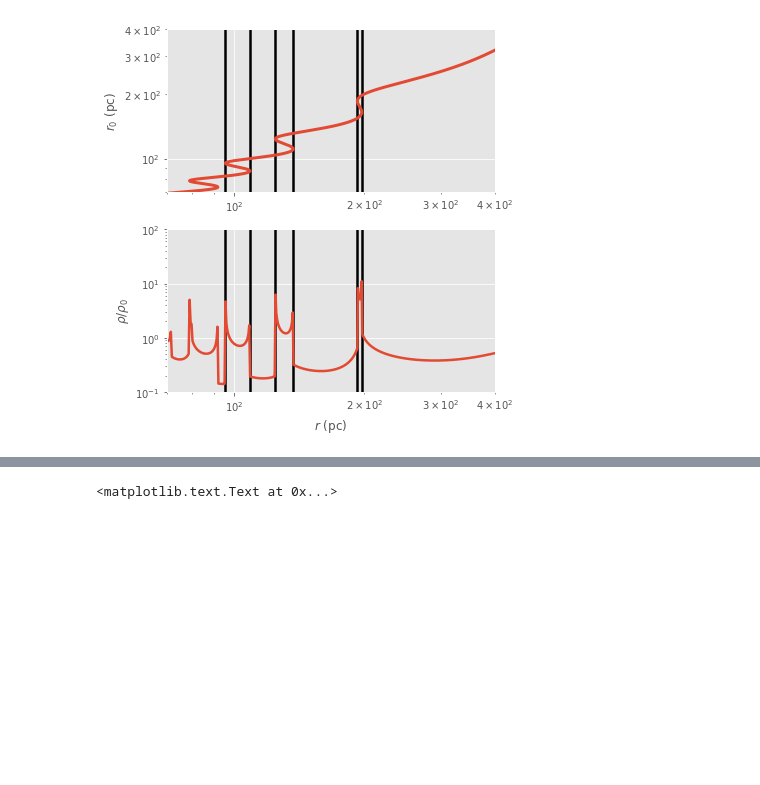
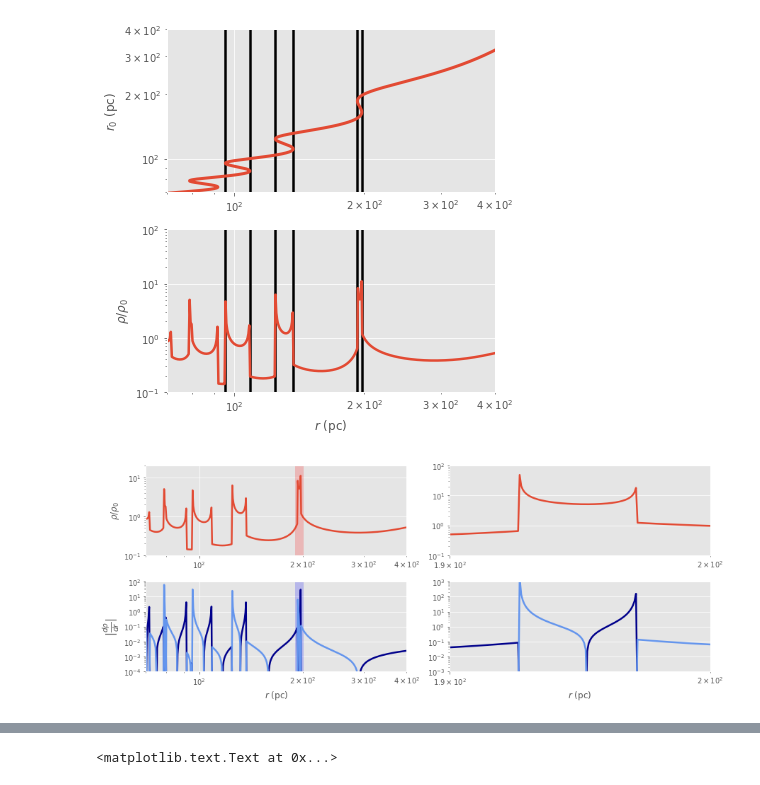
Before and after one commit to zpenoyre/Caustics, a Jupyter notebook: analyticPlots.ipynb, the cells around one changed output, grey strips where cells are left out. Drawn from its saved outputs; the diff is of its cells as text; code cells hidden in the pictures; blank space fills up the shorter version.

```diff
--- a/analyticPlots.ipynb
+++ b/analyticPlots.ipynb
@@ -91,57 +88,64 @@ plt.savefig('plots/r0_rho_r.pdf')
 [figure]
 # %%
 #zooming plot
-fig = plt.figure(figsize=(6,6))
+fig = plt.figure(figsize=(12.5,5))
 zoom=mpl.gridspec.GridSpec(2,2)
 
 rhoR = plt.subplot(zoom[0,0])
 #rhoR.vlines(turnRads,0.01,1000)
 rhoR.loglog(aR,aDens)
 rhoR.set_xlim([rMin,rMax])
-rhoR.set_ylim([0.1,100])
+rhoR.set_ylim([0.1,20])
 rhoR.axvspan(190, 200, alpha=0.2, color='red')
+rhoR.set_ylabel(r'$\rho/\rho_0$')
 
-cRhoR = plt.subplot(zoom[1,0])
+cRhoR = plt.subplot(zoom[0,1])
 cRhoR.loglog(cR,cDens)
 cRhoR.set_xlim([190,200])
-cRhoR.set_ylim([0.1,1e3])
+cRhoR.set_ylim([0.1,1e2])
 cRhoR.set_xticks([190])
-cRhoR.axvspan(192.6, 192.7, alpha=0.2, color='red')
-cRhoR.set_ylabel(r'$\rho/\rho_0$')
 
-gradR = plt.subplot(zoom[0,1])
+gradR = plt.subplot(zoom[1,0])
 pos=np.argwhere(aGrad>0)
 neg=np.argwhere(aGrad<0)
 pGrad=np.array(aGrad)
 pGrad[neg]=1e-6
 nGrad=np.abs(np.array(aGrad))
 nGrad[pos]=1e-6
 #gradR.vlines(turnRads,0.01,1000)
 gradR.loglog(aR,pGrad,c='darkblue')
 gradR.loglog(aR,nGrad,c='cornflowerblue')
 gradR.set_xlim([rMin,rMax])
-gradR.set_ylim([0.0001,10])
+gradR.set_ylim([0.0001,100])
 gradR.set_xlabel(r'$r$ (pc)')
+gradR.axvspan(190, 200, alpha=0.2, color='blue')
+gradR.set_ylabel(r'$\left\vert \frac{d\rho}{dr} \right\vert$', fontsize=15)
 
-#cGradR = plt.subplot(zoom[1,1])
-#pos=np.argwhere(cGrad>0)
-#neg=np.argwhere(cGrad<0)
-#pGrad=np.array(cGrad)
-#pGrad[neg]=1e-6
-#nGrad=np.abs(np.array(cGrad))
-#nGrad[pos]=1e-6
-#cGradR.loglog(cR,pGrad,c='darkblue')
-#cGradR.loglog(cR,nGrad,c='cornflowerblue')
-#cGradR.set_xlim([cMin,cMax])
-#cGradR.set_ylim([0.0001,10])
-#cGradR.set_xlabel(r'$r$ (pc)')
+cGradR = plt.subplot(zoom[1,1])
+pos=np.argwhere(cGrad>0)
+neg=np.argwhere(cGrad<0)
+pGrad=np.array(cGrad)
+pGrad[neg]=1e-6
+nGrad=np.abs(np.array(cGrad))
+nGrad[pos]=1e-6
+cGradR.loglog(cR,pGrad,c='darkblue')
+cGradR.loglog(cR,nGrad,c='cornflowerblue')
+cGradR.set_xlim([190,200])
+cGradR.set_xticks([190])
+cGradR.set_ylim([0.001,1000])
+cGradR.set_xlabel(r'$r$ (pc)')
+
+plt.tight_layout()
+plt.savefig('plots/rho_grad_r.pdf')
 
 #zRhoR = plt.subplot(zoom[2,0])
 #zRhoR.loglog(zR,zDens)
 #zRhoR.set_xlim([192.6,192.7])
 #zRhoR.set_ylim([0.1,1e4])
 #zRhoR.set_xticks([192.6,192.7])
 #zRhoR.set_xlabel(r'$r$ (pc)')
+# %% [output]
+[figure, added]
 # %%
 nR=plt.gca()
 tRads=zR[zR>turnRads[0]]
```
Also changed, not shown: parts of 6 cells of this notebook, 12 other files.
